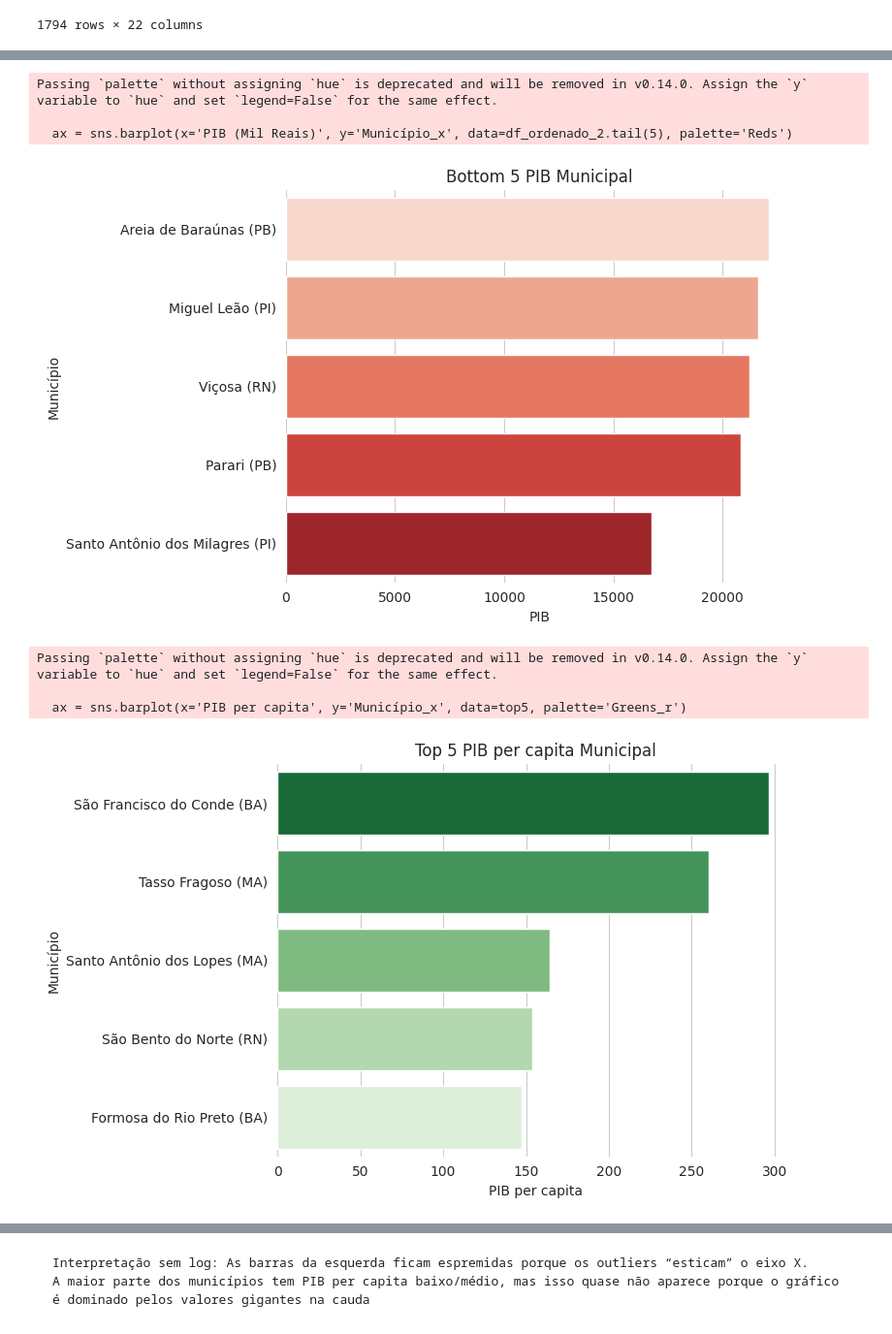
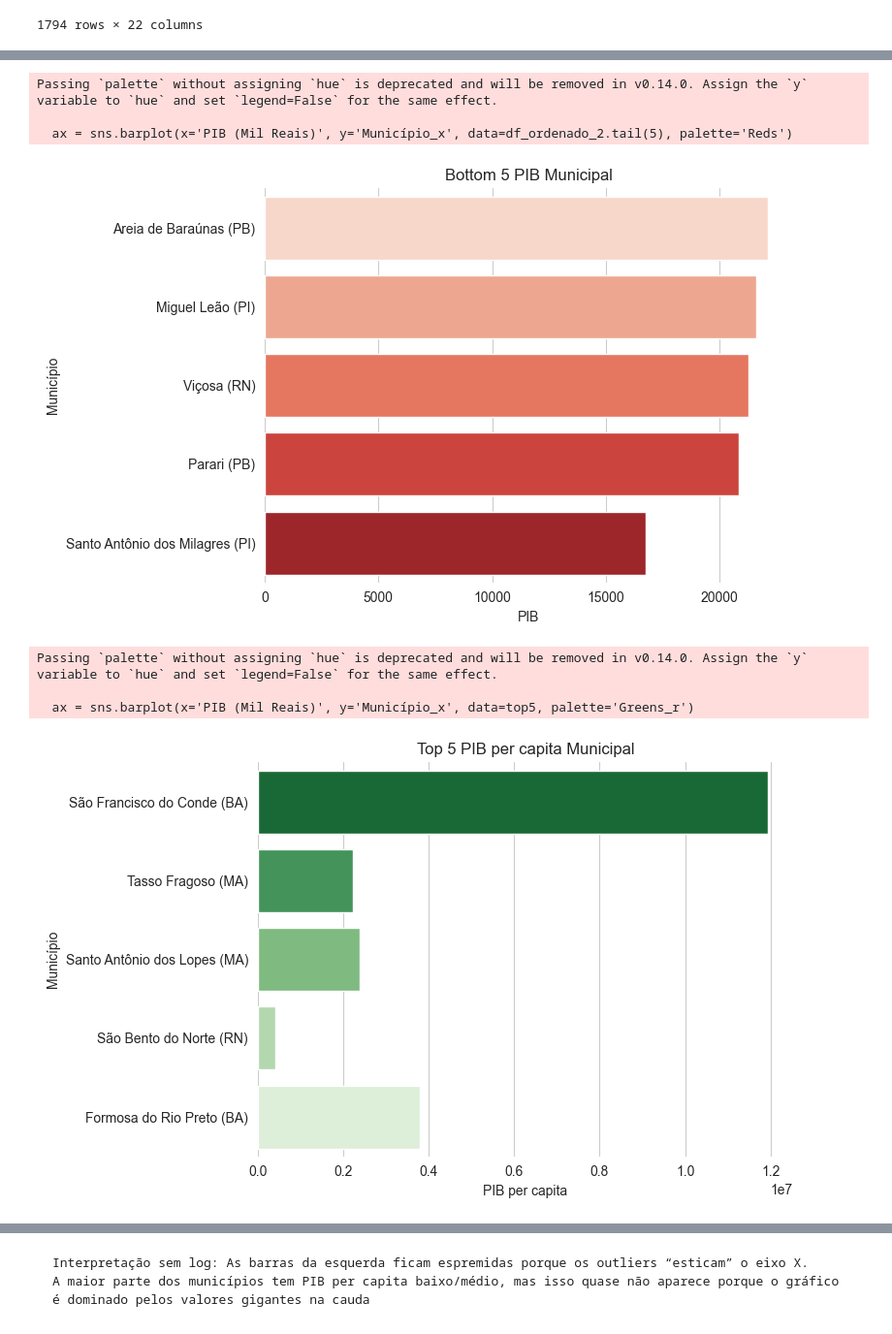
Before and after one commit to duddanobre/sidra-nordeste, a Jupyter notebook: nordeste.ipynb, the cells around one changed output, grey strips where cells are left out. Shown at 97% size. Drawn from its saved outputs; the diff is of its cells as text; code cells hidden in the pictures.

```diff
--- a/nordeste.ipynb
+++ b/nordeste.ipynb
@@ -162,3 +89,0 @@ df_nordeste = df_nordeste.drop(columns=['Código Município Completo'])
-# %%
-df_nordeste['PIB per capita'] = df_nordeste['PIB (Mil Reais)']/df_nordeste['População (Pessoas)']
-df_nordeste
@@ -180,0 +94,4 @@ df_nordeste
+# %%
+df_nordeste['PIB per capita'] = (df_nordeste['PIB (Mil Reais)'] * 1000) / df_nordeste['População (Pessoas)']
+
+df_nordeste
@@ -552,30 +481,30 @@ plt.show()
 Passing `palette` without assigning `hue` is deprecated and will be removed in v0.14.0. Assign the `y` variable to `hue` and set `legend=False` for the same effect.
 
   ax = sns.barplot(x='PIB (Mil Reais)', y='Município_x', data=df_ordenado_2.tail(5), palette='Reds')
-[figure, old version]
+[figure, new version]
 # %%
 import matplotlib.pyplot as plt
 import seaborn as sns
 
 plt.figure(figsize=(8,5))
 sns.set_style("whitegrid")  # estilo mais clean, com grid suave
 
 # Gráfico Top 5
-ax = sns.barplot(x='PIB', y='Município_x', data=top5, palette='Greens_r')
+ax = sns.barplot(x='PIB (Mil Reais)', y='Município_x', data=top5, palette='Greens_r')
 ax.set_title('Top 5 PIB per capita Municipal')
 ax.set_xlabel('PIB per capita')
 ax.set_ylabel('Município')
 
 # Remove bordas (spines)
 sns.despine(left=True, bottom=True)
 
 plt.tight_layout()
 plt.show()
 # %% [output]
 Passing `palette` without assigning `hue` is deprecated and will be removed in v0.14.0. Assign the `y` variable to `hue` and set `legend=False` for the same effect.
 
-  ax = sns.barplot(x='PIB per capita', y='Município_x', data=top5, palette='Greens_r')
+  ax = sns.barplot(x='PIB (Mil Reais)', y='Município_x', data=top5, palette='Greens_r')
-[figure, old version]
+[figure, new version]
 # %%
 import pandas as pd
 import matplotlib.pyplot as plt
```
Also changed, not shown: parts of 28 cells of this notebook.
